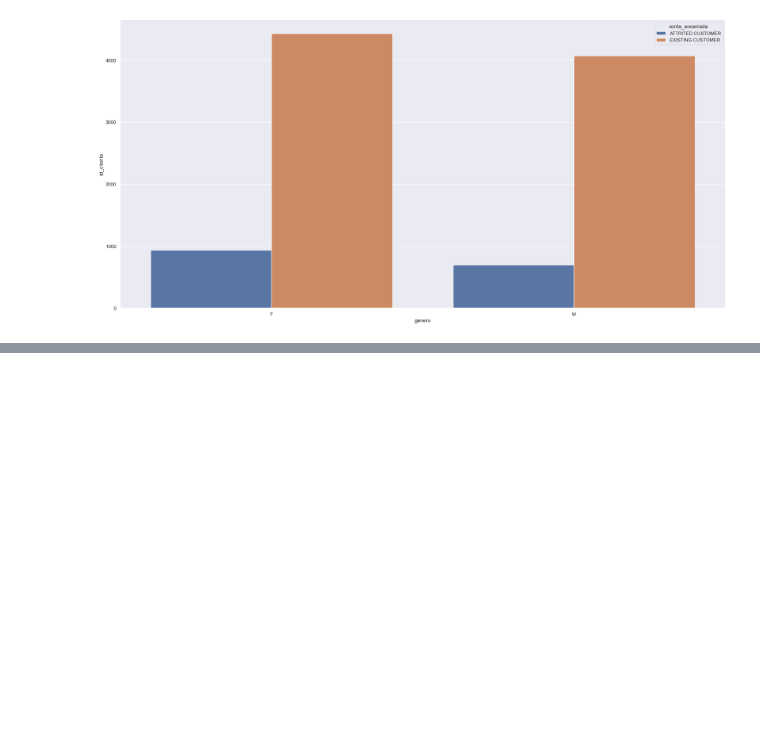
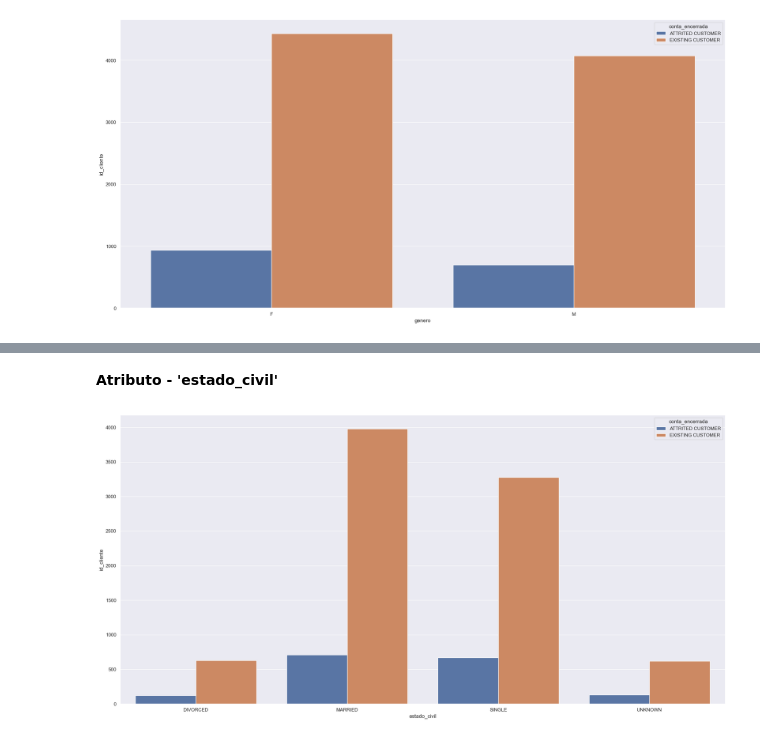
Before and after one commit to jefferson-datascience/predicao_churn_banco, a Jupyter notebook: ciclo_01.ipynb, the cells around one changed output, grey strips where cells are left out. Cells and saved outputs as stored; diff of their text form; code cells hidden in the pictures; blank space fills up the shorter version.

```diff
--- a/ciclo_01.ipynb
+++ b/ciclo_01.ipynb
@@ -318,0 +316,10 @@ sns.barplot(data=df_genero, x='genero', y='id_cliente', hue='conta_encerrada');
+# %% [markdown]
+**Atributo - 'estado_civil'**
+# %%
+# Criando Dataset
+df_married_status = df_4[['id_cliente', 'estado_civil', 'conta_encerrada']].groupby(['estado_civil', 'conta_encerrada']).count().reset_index()
+
+# Plotagem
+sns.barplot(data=df_married_status, x='estado_civil', y='id_cliente', hue='conta_encerrada');
+# %% [output]
+[figure, added]
```
Also changed, not shown: parts of 14 cells of this notebook.
